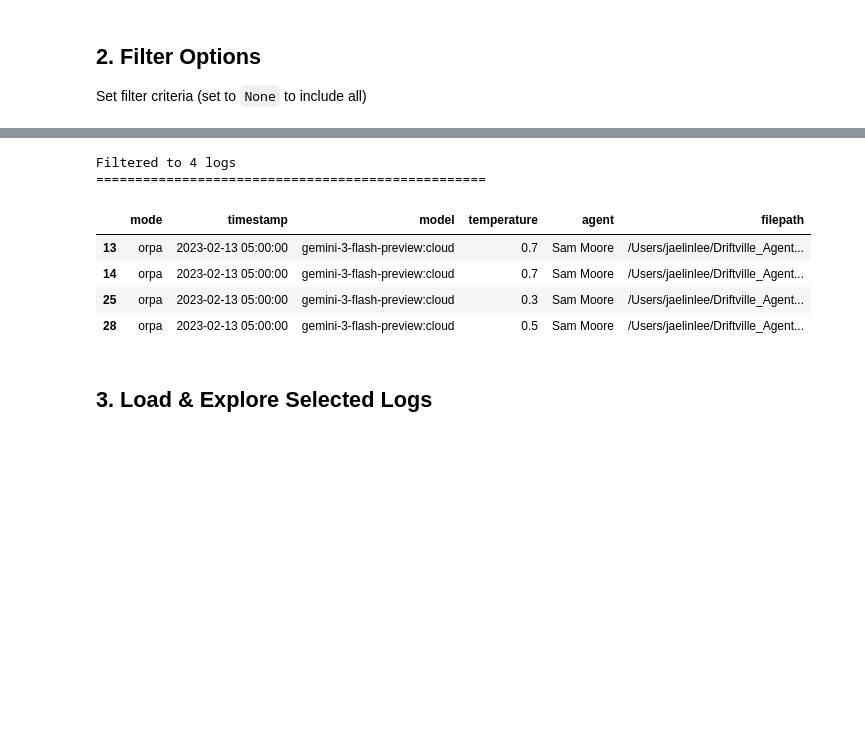
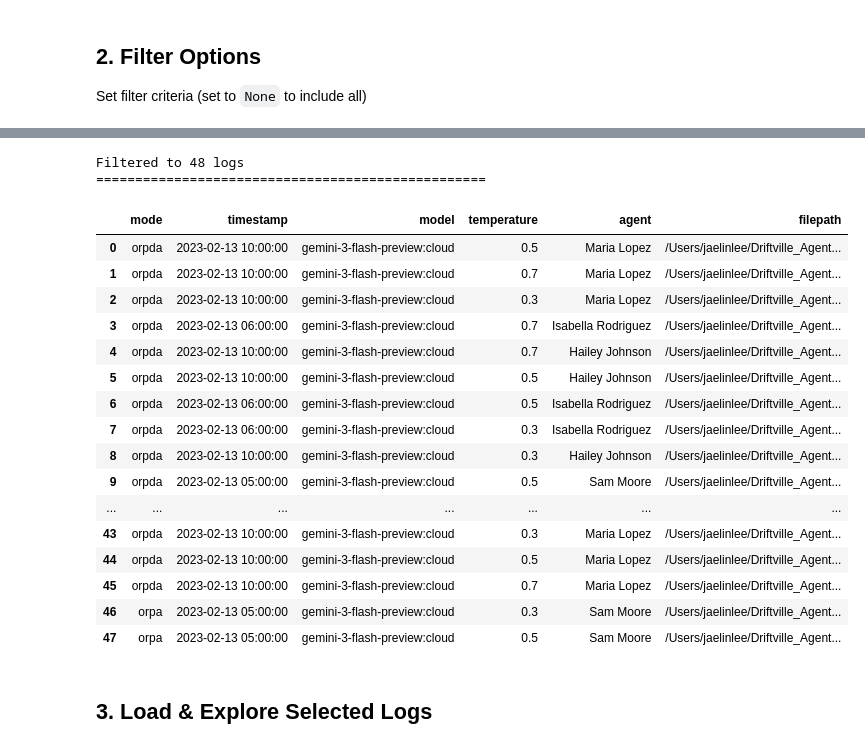
Before and after one commit to jaelin215/Driftville_Agent, a Jupyter notebook: tools/3_0_analyze_cleaned_logs_JL.ipynb, the cells around one changed output, grey strips where cells are left out. Saved outputs shown, nothing was run; the diff lists cells and outputs as text; code cells hidden in the pictures; blank space fills up the shorter version.

```diff
--- a/tools/3_0_analyze_cleaned_logs_JL.ipynb
+++ b/tools/3_0_analyze_cleaned_logs_JL.ipynb
@@ -209,46 +209,58 @@ Timestamp range: 2023-02-13 05:00:00 to 2023-02-13 10:00:00
 # %%
 #########################################
 #>> UPDATE FILTERS (None = include all)
-FILTER_AGENT = 'sam'  # e.g., 'hailey', 'maria', 'sam', None
+FILTER_AGENT = None  # e.g., 'hailey', 'maria', 'sam', None
 FILTER_MODEL = None  # e.g., 'gemini-3-flash-preview:cloud', 'gpt-oss:20b-cloud', None
-FILTER_MODE = 'ORPA'  # e.g., 'orpa', 'orpda', None
+FILTER_MODE = None  # e.g., 'orpa', 'orpda', None
 FILTER_TEMP = None   # e.g., '0.0', '0.8', '1.0', None
 FILTER_TIMESTAMP_START = None  # e.g., '20260207_000000', None
 FILTER_TIMESTAMP_END = None    # e.g., '20260208_235959', None
 #########################################
 
 # Apply filters
 filtered_logs = logs_df.copy()
 
 if FILTER_AGENT:
     filtered_logs = filtered_logs[filtered_logs['agent'].str.contains(FILTER_AGENT, case=False, na=False)]
 
 if FILTER_MODEL:
     filtered_logs = filtered_logs[filtered_logs['model'].str.contains(FILTER_MODEL, case=False, na=False)]
 
 if FILTER_MODE:
     filtered_logs = filtered_logs[filtered_logs['mode'] == FILTER_MODE.lower()]
 
 if FILTER_TEMP:
     filtered_logs = filtered_logs[filtered_logs['temperature'] == FILTER_TEMP]
 
 if FILTER_TIMESTAMP_START:
     filtered_logs = filtered_logs[filtered_logs['timestamp'] >= FILTER_TIMESTAMP_START]
 
 if FILTER_TIMESTAMP_END:
     filtered_logs = filtered_logs[filtered_logs['timestamp'] <= FILTER_TIMESTAMP_END]
 
 print(f"\nFiltered to {len(filtered_logs)} logs")
 print("="*50)
 display(filtered_logs)
 # %% [output]
-Filtered to 4 logs
+Filtered to 48 logs
 ==================================================
 |  | mode | timestamp | model | temperature | agent | filepath |
-| 13 | orpa | 2023-02-13 05:00:00 | gemini-3-flash-preview:cloud | 0.7 | Sam Moore | /Users/jaelinlee/Driftville_Agent... |
-| 14 | orpa | 2023-02-13 05:00:00 | gemini-3-flash-preview:cloud | 0.7 | Sam Moore | /Users/jaelinlee/Driftville_Agent... |
-| 25 | orpa | 2023-02-13 05:00:00 | gemini-3-flash-preview:cloud | 0.3 | Sam Moore | /Users/jaelinlee/Driftville_Agent... |
-| 28 | orpa | 2023-02-13 05:00:00 | gemini-3-flash-preview:cloud | 0.5 | Sam Moore | /Users/jaelinlee/Driftville_Agent... |
+| 0 | orpda | 2023-02-13 10:00:00 | gemini-3-flash-preview:cloud | 0.5 | Maria Lopez | /Users/jaelinlee/Driftville_Agent... |
+| 1 | orpda | 2023-02-13 10:00:00 | gemini-3-flash-preview:cloud | 0.7 | Maria Lopez | /Users/jaelinlee/Driftville_Agent... |
+| 2 | orpda | 2023-02-13 10:00:00 | gemini-3-flash-preview:cloud | 0.3 | Maria Lopez | /Users/jaelinlee/Driftville_Agent... |
+| 3 | orpda | 2023-02-13 06:00:00 | gemini-3-flash-preview:cloud | 0.7 | Isabella Rodriguez | /Users/jaelinlee/Driftville_Agent... |
+| 4 | orpda | 2023-02-13 10:00:00 | gemini-3-flash-preview:cloud | 0.7 | Hailey Johnson | /Users/jaelinlee/Driftville_Agent... |
+| 5 | orpda | 2023-02-13 10:00:00 | gemini-3-flash-preview:cloud | 0.5 | Hailey Johnson | /Users/jaelinlee/Driftville_Agent... |
+| 6 | orpda | 2023-02-13 06:00:00 | gemini-3-flash-preview:cloud | 0.5 | Isabella Rodriguez | /Users/jaelinlee/Driftville_Agent... |
+| 7 | orpda | 2023-02-13 06:00:00 | gemini-3-flash-preview:cloud | 0.3 | Isabella Rodriguez | /Users/jaelinlee/Driftville_Agent... |
+| 8 | orpda | 2023-02-13 10:00:00 | gemini-3-flash-preview:cloud | 0.3 | Hailey Johnson | /Users/jaelinlee/Driftville_Agent... |
+| 9 | orpda | 2023-02-13 05:00:00 | gemini-3-flash-preview:cloud | 0.5 | Sam Moore | /Users/jaelinlee/Driftville_Agent... |
+| ... | ... | ... | ... | ... | ... | ... |
+| 43 | orpda | 2023-02-13 10:00:00 | gemini-3-flash-preview:cloud | 0.3 | Maria Lopez | /Users/jaelinlee/Driftville_Agent... |
+| 44 | orpda | 2023-02-13 10:00:00 | gemini-3-flash-preview:cloud | 0.5 | Maria Lopez | /Users/jaelinlee/Driftville_Agent... |
+| 45 | orpda | 2023-02-13 10:00:00 | gemini-3-flash-preview:cloud | 0.7 | Maria Lopez | /Users/jaelinlee/Driftville_Agent... |
+| 46 | orpa | 2023-02-13 05:00:00 | gemini-3-flash-preview:cloud | 0.3 | Sam Moore | /Users/jaelinlee/Driftville_Agent... |
+| 47 | orpa | 2023-02-13 05:00:00 | gemini-3-flash-preview:cloud | 0.5 | Sam Moore | /Users/jaelinlee/Driftville_Agent... |
 # %% [markdown]
 ## 3. Load & Explore Selected Logs
 # %%
```
Also changed, not shown: parts of 9 cells of this notebook.
